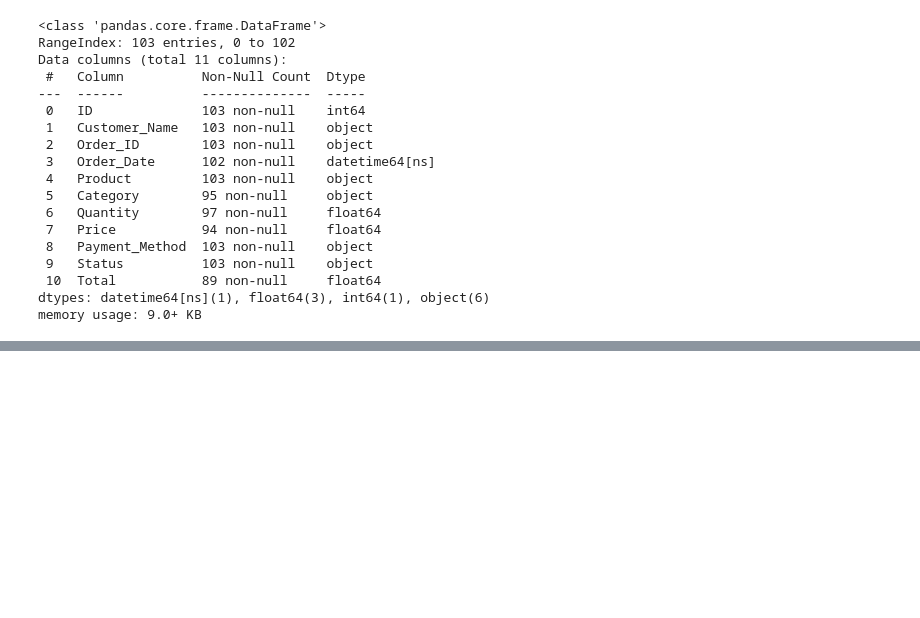
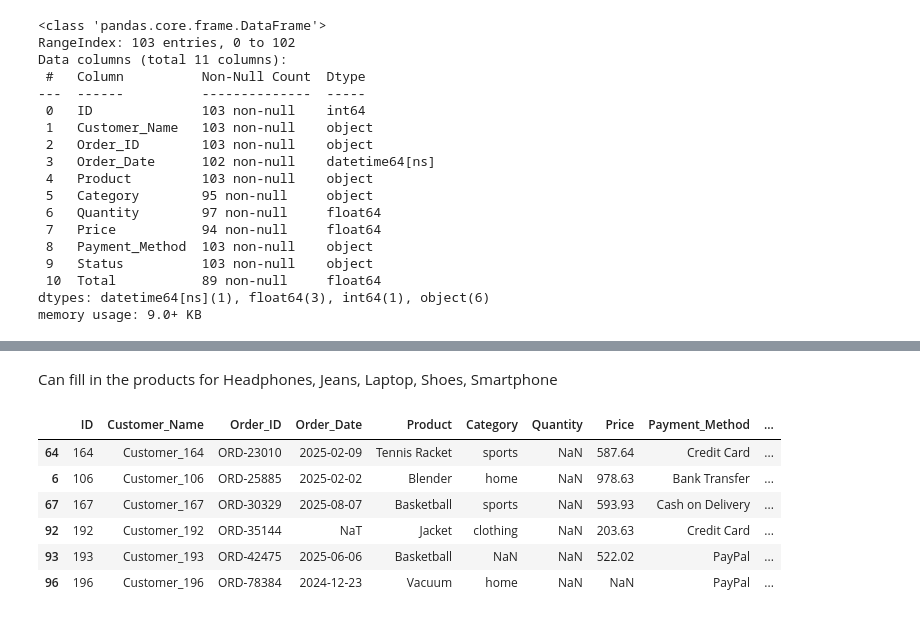
Before and after one commit to anaisrcast/Data-Science-Practice, a Jupyter notebook: SalesData.ipynb, the cells around one changed output, grey strips where cells are left out. Drawn from its saved outputs; the diff is of its cells as text; code cells hidden in the pictures; blank space fills up the shorter version.

```diff
--- a/SalesData.ipynb
+++ b/SalesData.ipynb
@@ -121,0 +128,12 @@ array(['Blender', 'Smartphone', 'Tennis Racket', 'Science', 'Biography',
+# %% [markdown]
+Can fill in the products for Headphones, Jeans, Laptop, Shoes, Smartphone
+# %%
+sales_df[sales_df['Quantity'].isnull()]
+# %% [output]
+|  | ID | Customer_Name | Order_ID | Order_Date | Product | Category | Quantity | Price | Payment_Method | ... |
+| 64 | 164 | Customer_164 | ORD-23010 | 2025-02-09 | Tennis Racket | sports | NaN | 587.64 | Credit Card | ... |
+| 6 | 106 | Customer_106 | ORD-25885 | 2025-02-02 | Blender | home | NaN | 978.63 | Bank Transfer | ... |
+| 67 | 167 | Customer_167 | ORD-30329 | 2025-08-07 | Basketball | sports | NaN | 593.93 | Cash on Delivery | ... |
+| 92 | 192 | Customer_192 | ORD-35144 | NaT | Jacket | clothing | NaN | 203.63 | Credit Card | ... |
+| 93 | 193 | Customer_193 | ORD-42475 | 2025-06-06 | Basketball | NaN | NaN | 522.02 | PayPal | ... |
+| 96 | 196 | Customer_196 | ORD-78384 | 2024-12-23 | Vacuum | home | NaN | NaN | PayPal | ... |
```
Also changed, not shown: parts of 15 cells of this notebook.
